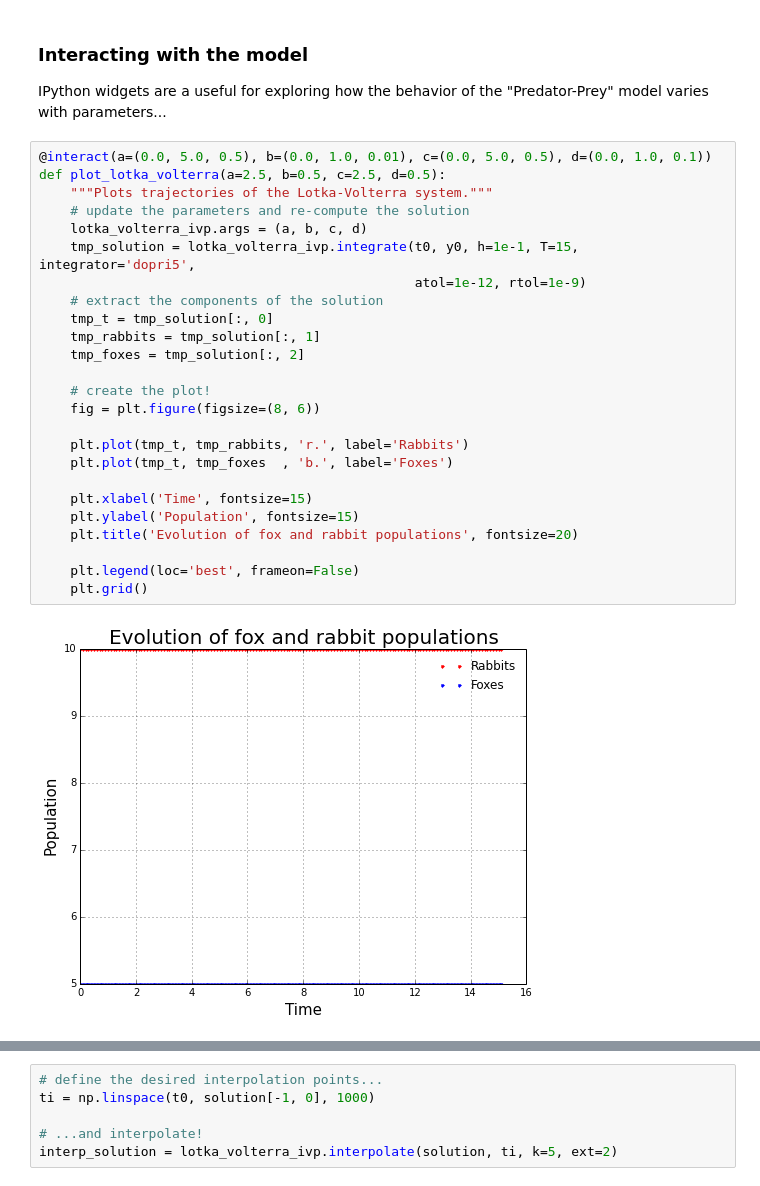
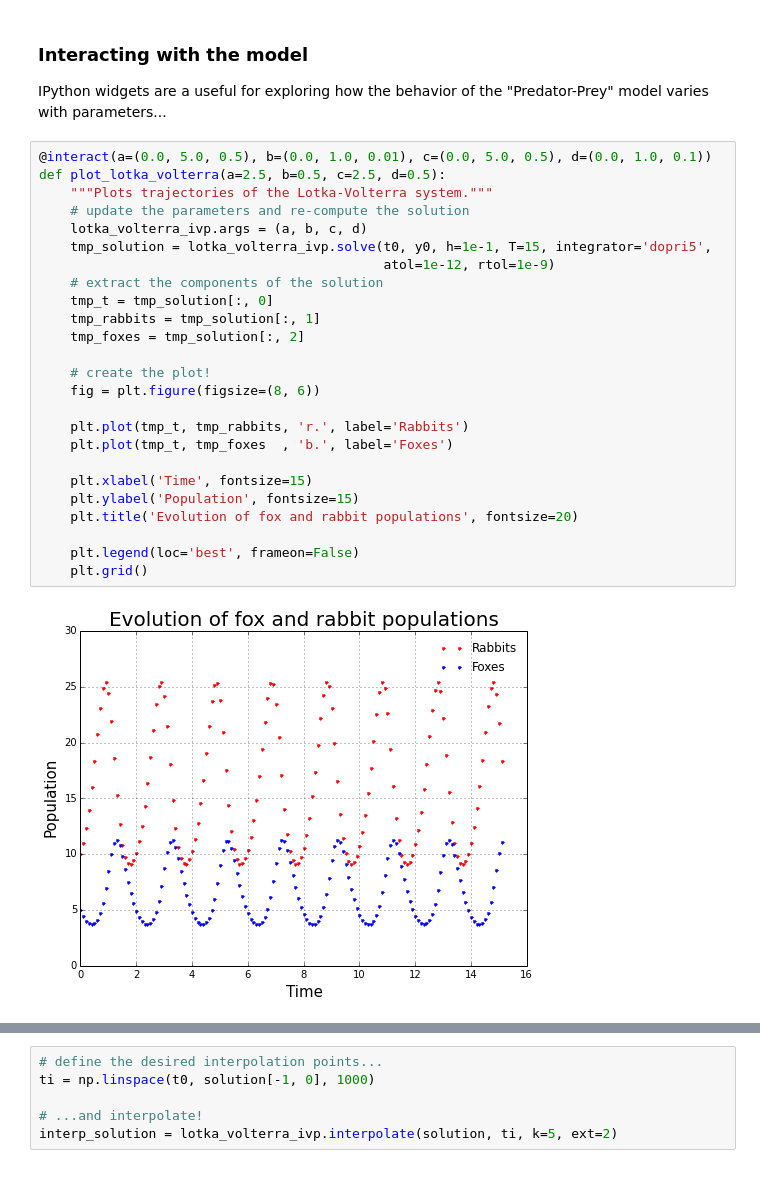
Before and after one commit to QuantEcon/QuantEcon.py, a Jupyter notebook: examples/Solving an Initial Value Problem (IVP).ipynb, the cells around one changed output, grey strips where cells are left out. Cells and saved outputs as stored; diff of their text form.

```diff
--- a/examples/Solving an Initial Value Problem (IVP).ipynb
+++ b/examples/Solving an Initial Value Problem (IVP).ipynb
@@ -156,30 +156,30 @@ IPython widgets are a useful for exploring how the behavior of the "Predator-Pre
 # %%
 @interact(a=(0.0, 5.0, 0.5), b=(0.0, 1.0, 0.01), c=(0.0, 5.0, 0.5), d=(0.0, 1.0, 0.1))
 def plot_lotka_volterra(a=2.5, b=0.5, c=2.5, d=0.5):
     """Plots trajectories of the Lotka-Volterra system."""
     # update the parameters and re-compute the solution
     lotka_volterra_ivp.args = (a, b, c, d)
-    tmp_solution = lotka_volterra_ivp.integrate(t0, y0, h=1e-1, T=15, integrator='dopri5',
-                                                atol=1e-12, rtol=1e-9)
+    tmp_solution = lotka_volterra_ivp.solve(t0, y0, h=1e-1, T=15, integrator='dopri5',
+                                            atol=1e-12, rtol=1e-9)
     # extract the components of the solution
     tmp_t = tmp_solution[:, 0]
     tmp_rabbits = tmp_solution[:, 1]
     tmp_foxes = tmp_solution[:, 2]
 
     # create the plot!
     fig = plt.figure(figsize=(8, 6))
 
     plt.plot(tmp_t, tmp_rabbits, 'r.', label='Rabbits')
     plt.plot(tmp_t, tmp_foxes  , 'b.', label='Foxes')
 
     plt.xlabel('Time', fontsize=15)
     plt.ylabel('Population', fontsize=15)
     plt.title('Evolution of fox and rabbit populations', fontsize=20)
 
     plt.legend(loc='best', frameon=False)
     plt.grid()
 # %% [output]
-[figure, old version]
+[figure, new version]
 # %% [markdown]
 ## Using `IVP.interpolate` to interpolate the solution
 
```
Also changed, not shown: parts of 5 cells of this notebook, 1 other file.
